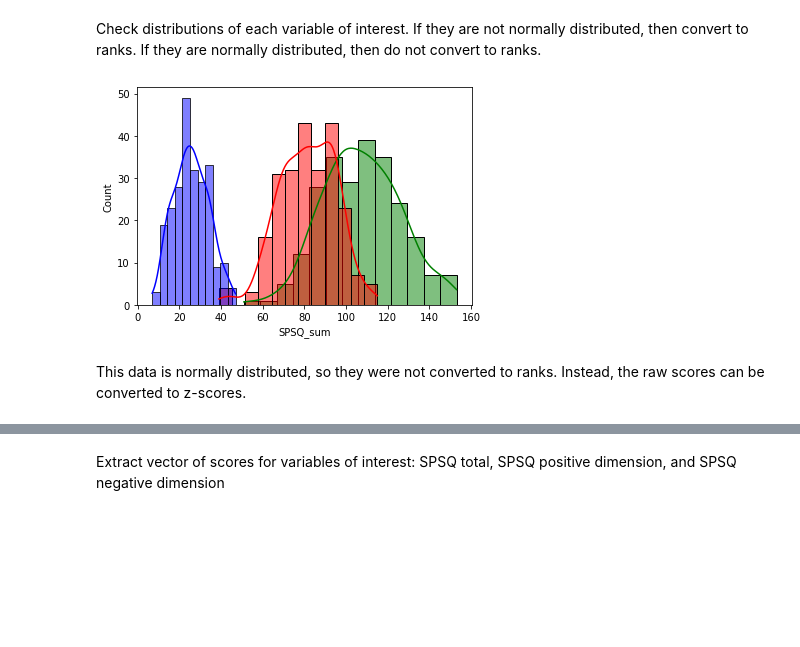
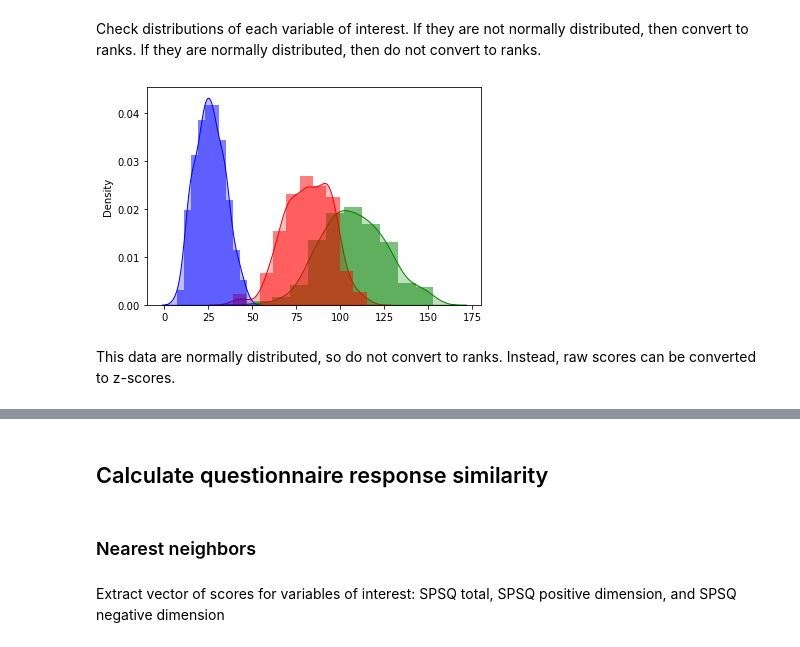
Before and after one commit to christiennedamatac/sps_mfMRI, a Jupyter notebook: calculate_questionnaire_similarity.ipynb, the cells around one changed output, grey strips where cells are left out. Drawn from its saved outputs; the diff is of its cells as text; code cells hidden in the pictures; blank space fills up the shorter version.

```diff
--- a/calculate_questionnaire_similarity.ipynb
+++ b/calculate_questionnaire_similarity.ipynb
@@ -66,12 +47,30 @@ questionnaire_data.head()
 # %% [markdown]
 Check distributions of each variable of interest. If they are not normally distributed, then convert to ranks. If they are normally distributed, then do not convert to ranks.
 # %%
-sns.histplot(data=questionnaire_data, x='SPSQ_sum', kde=True, color='green')
-sns.histplot(data=questionnaire_data, x='SPSQ_pos', kde=True, color='red')
-sns.histplot(data=questionnaire_data, x='SPSQ_neg', kde=True, color='blue')
+# Separate DataFrames for each variable
+SPSQ_sum_data = questionnaire_data['SPSQ_sum']
+SPSQ_pos_data = questionnaire_data['SPSQ_pos']
+SPSQ_neg_data = questionnaire_data['SPSQ_neg']
+
+# Convert the pandas Series to numpy arrays
+SPSQ_sum_data = SPSQ_sum_data.values
+SPSQ_pos_data = SPSQ_pos_data.values
+SPSQ_neg_data = SPSQ_neg_data.values
+
+# Plot the histograms using numpy.histogram
+plt.figure()
+plt.hist(SPSQ_sum_data, color='green', bins=10, alpha=0.5, density=True)
+plt.hist(SPSQ_pos_data, color='red', bins=10, alpha=0.5, density=True)
+plt.hist(SPSQ_neg_data, color='blue', bins=10, alpha=0.5, density=True)
+
+# Plot the KDEs using seaborn kdeplot
+sns.kdeplot(SPSQ_sum_data, color='green', fill=True)
+sns.kdeplot(SPSQ_pos_data, color='red', fill=True)
+sns.kdeplot(SPSQ_neg_data, color='blue', fill=True)
+
 plt.show()
 # %% [output]
-[figure, old version]
+[figure, new version]
 # %% [markdown]
-This data is normally distributed, so they were not converted to ranks. Instead, the raw scores can be converted to z-scores.
+This data are normally distributed, so do not convert to ranks. Instead, raw scores can be converted to z-scores.
 # %%
@@ -93,3 +90,7 @@ questionnaire_data_z.head()
 | 3 | subject-0004 | -0.558488 | -0.223581 | 0.240372 | -0.190055 | ... |
 | 4 | subject-0005 | -1.222562 | 0.397766 | -0.908607 | -0.675863 | ... |
 5 rows × 34 columns
+# %% [markdown]
+## Calculate questionnaire response similarity
+# %% [markdown]
+### Nearest neighbors
```
Also changed, not shown: parts of 20 cells of this notebook.
